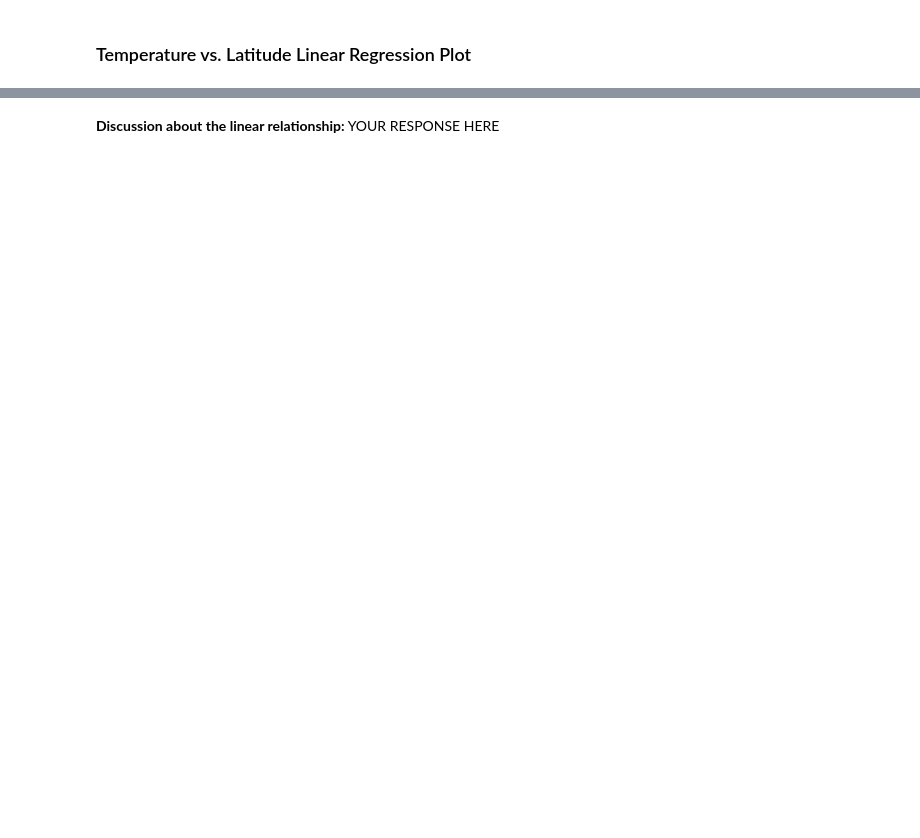
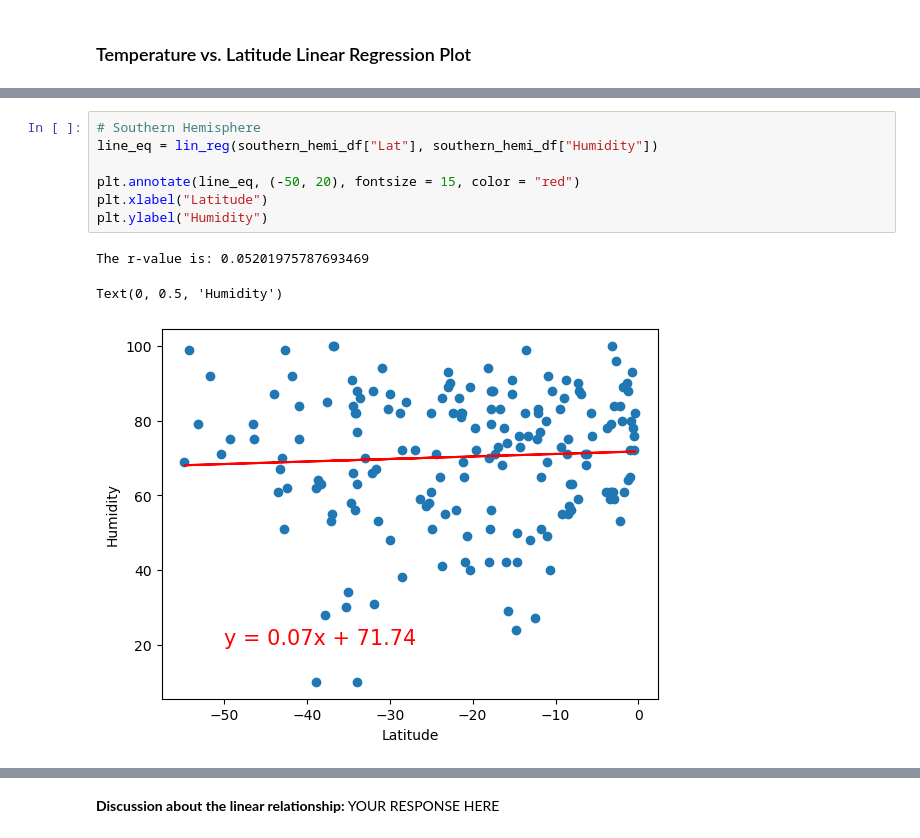
Before and after one commit to asosatrejo/python-api-challenge, a Jupyter notebook: WeatherPy.ipynb, the cells around one changed output, grey strips where cells are left out. Cells and saved outputs as stored; diff of their text form; blank space fills up the shorter version.

```diff
--- a/WeatherPy.ipynb
+++ b/WeatherPy.ipynb
@@ -282,0 +356,11 @@ plt.ylabel("Max Temp")
+# %%
+# Southern Hemisphere
+line_eq = lin_reg(southern_hemi_df["Lat"], southern_hemi_df["Humidity"])
+
+plt.annotate(line_eq, (-50, 20), fontsize = 15, color = "red")
+plt.xlabel("Latitude")
+plt.ylabel("Humidity")
+# %% [output]
+The r-value is: 0.05201975787693469
+Text(0, 0.5, 'Humidity')
+[figure, added]
```
Also changed, not shown: parts of 34 cells of this notebook, 5 other files.
